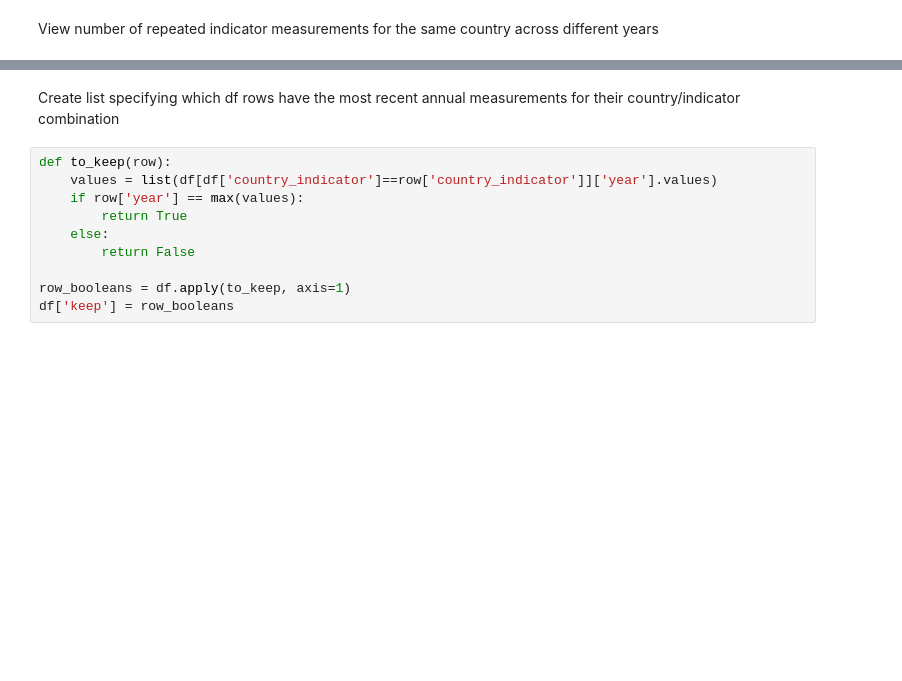
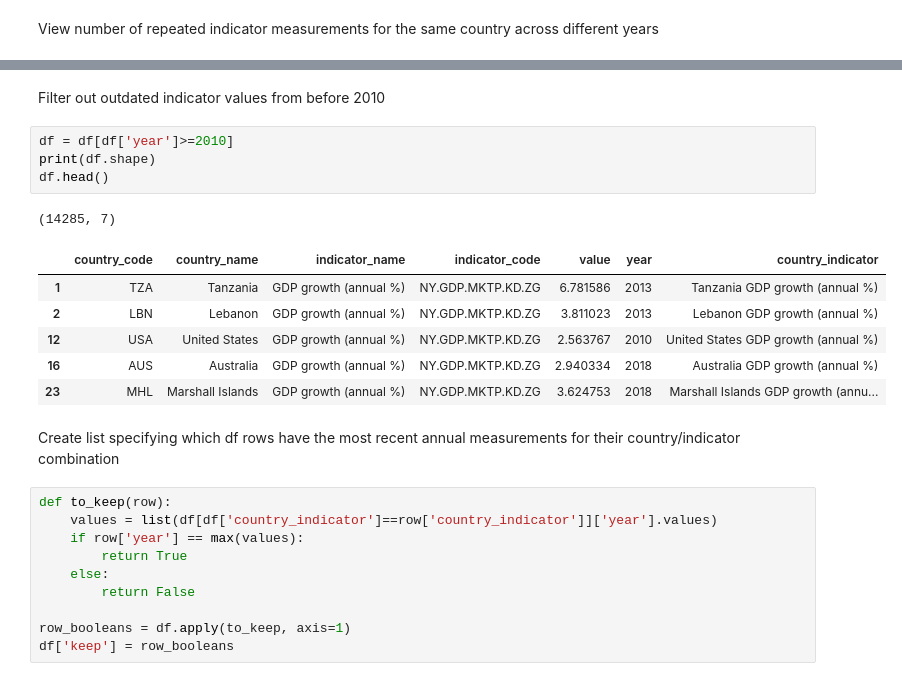
Before and after one commit to blantj/world_indicators_anomaly_detection, a Jupyter notebook: Obtain_scrub_data.ipynb, the cells around one changed output, grey strips where cells are left out. Cells and saved outputs as stored; diff of their text form; blank space fills up the shorter version.

```diff
--- a/Obtain_scrub_data.ipynb
+++ b/Obtain_scrub_data.ipynb
@@ -121,3 +122,17 @@ Name: country_indicator, Length: 1953, dtype: int64
+# %% [markdown]
+Filter out outdated indicator values from before 2010
+# %%
+df = df[df['year']>=2010]
+print(df.shape)
+df.head()
+# %% [output]
+(14285, 7)
+|  | country_code | country_name | indicator_name | indicator_code | value | year | country_indicator |
+| 1 | TZA | Tanzania | GDP growth (annual %) | NY.GDP.MKTP.KD.ZG | 6.781586 | 2013 | Tanzania GDP growth (annual %) |
+| 2 | LBN | Lebanon | GDP growth (annual %) | NY.GDP.MKTP.KD.ZG | 3.811023 | 2013 | Lebanon GDP growth (annual %) |
+| 12 | USA | United States | GDP growth (annual %) | NY.GDP.MKTP.KD.ZG | 2.563767 | 2010 | United States GDP growth (annual %) |
+| 16 | AUS | Australia | GDP growth (annual %) | NY.GDP.MKTP.KD.ZG | 2.940334 | 2018 | Australia GDP growth (annual %) |
+| 23 | MHL | Marshall Islands | GDP growth (annual %) | NY.GDP.MKTP.KD.ZG | 3.624753 | 2018 | Marshall Islands GDP growth (annu... |
 # %% [markdown]
 Create list specifying which df rows have the most recent annual measurements for their country/indicator combination
 # %%
```
Also changed, not shown: parts of 33 cells of this notebook, 2 other files.
